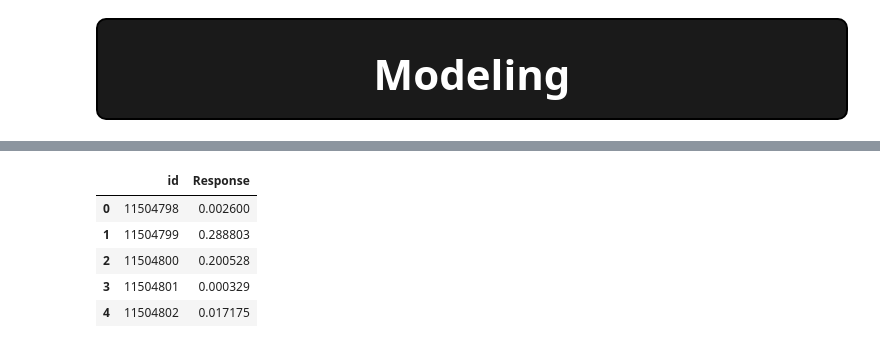
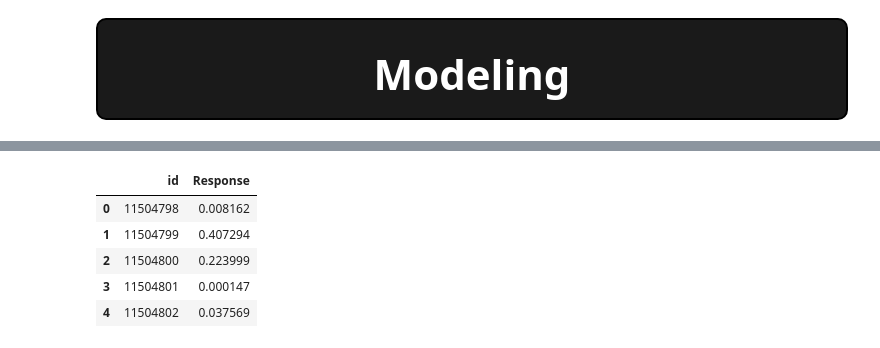
Before and after one commit to StefanSan26/kaggle, a Jupyter notebook: different-ml-models-starter.ipynb, the cells around one changed output, grey strips where cells are left out. Cells and saved outputs as stored; diff of their text form; code cells hidden in the pictures.

```diff
--- a/different-ml-models-starter.ipynb
+++ b/different-ml-models-starter.ipynb
@@ -302,12 +324,13 @@ Best Parameters for CatBoost: {'classifier__depth': 5, 'classifier__iterations':
 # %%
-predictions = grid_search_xgb.predict_proba(test_data)[:, 1]
+pipeline_xgb.fit(X_train, y_train)
+predictions = pipeline_xgb.predict_proba(test_data)[:, 1]
 sample_submission['Response'] = predictions
 sample_submission.to_csv('submission.csv', index=False)
 sample_submission.head()
 # %% [output]
 |  | id | Response |
-| 0 | 11504798 | 0.002600 |
-| 1 | 11504799 | 0.288803 |
-| 2 | 11504800 | 0.200528 |
-| 3 | 11504801 | 0.000329 |
-| 4 | 11504802 | 0.017175 |
+| 0 | 11504798 | 0.008162 |
+| 1 | 11504799 | 0.407294 |
+| 2 | 11504800 | 0.223999 |
+| 3 | 11504801 | 0.000147 |
+| 4 | 11504802 | 0.037569 |
```
Also changed, not shown: parts of 9 cells of this notebook.
